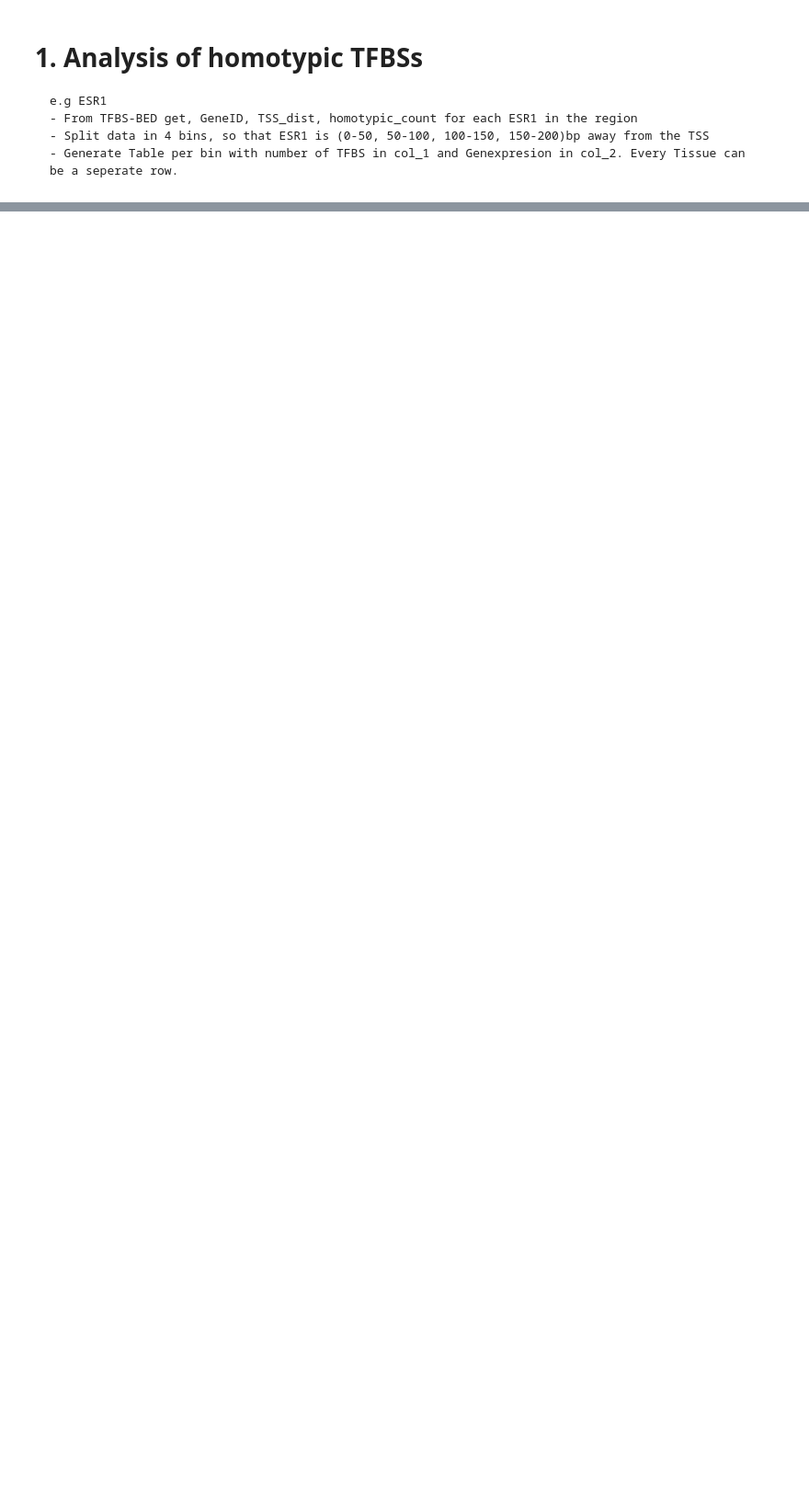
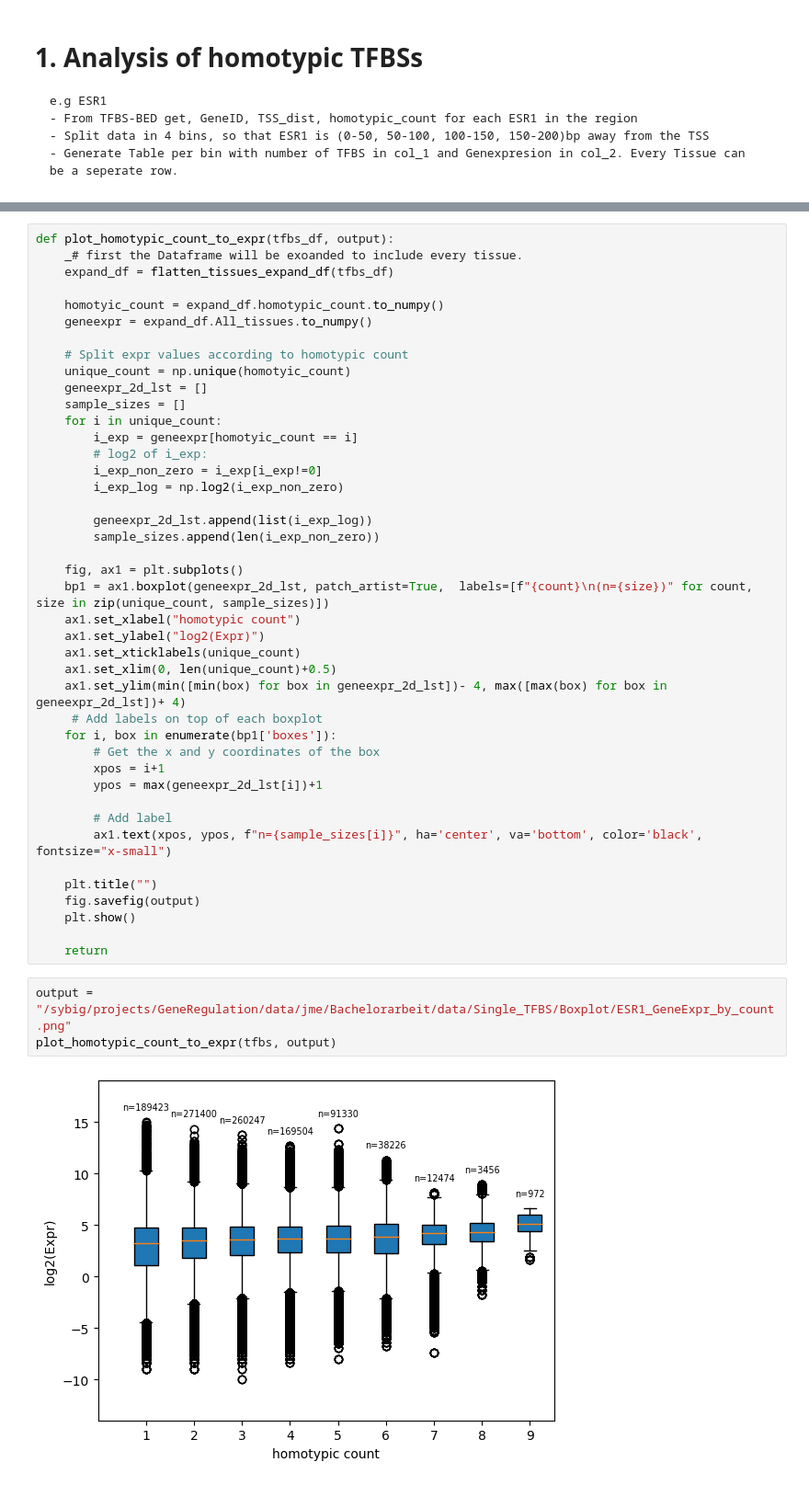
Before and after one commit to JulianMeigen/Bachelor, a Jupyter notebook: E_Single_TFBS/Homotypic_TFBS.ipynb, the cells around one changed output, grey strips where cells are left out. Shown at 92% size. Cells and saved outputs as stored; diff of their text form; blank space fills up the shorter version.

```diff
--- a/E_Single_TFBS/Homotypic_TFBS.ipynb
+++ b/E_Single_TFBS/Homotypic_TFBS.ipynb
@@ -78,0 +128,47 @@ chr1    778569  778769  ENSG00000237491.8       262     +       REST,KLF9,SRF,SR
+# %%
+def plot_homotypic_count_to_expr(tfbs_df, output):
+    _# first the Dataframe will be exoanded to include every tissue.
+    expand_df = flatten_tissues_expand_df(tfbs_df)
+
+    homotyic_count = expand_df.homotypic_count.to_numpy()
+    geneexpr = expand_df.All_tissues.to_numpy()
+
+    # Split expr values according to homotypic count
+    unique_count = np.unique(homotyic_count)
+    geneexpr_2d_lst = []
+    sample_sizes = []
+    for i in unique_count:
+        i_exp = geneexpr[homotyic_count == i]
+        # log2 of i_exp:
+        i_exp_non_zero = i_exp[i_exp!=0]
+        i_exp_log = np.log2(i_exp_non_zero)
+
+        geneexpr_2d_lst.append(list(i_exp_log))
+        sample_sizes.append(len(i_exp_non_zero))
+
+    fig, ax1 = plt.subplots()
+    bp1 = ax1.boxplot(geneexpr_2d_lst, patch_artist=True,  labels=[f"{count}\n(n={size})" for count, size in zip(unique_count, sample_sizes)])
+    ax1.set_xlabel("homotypic count")
+    ax1.set_ylabel("log2(Expr)")
+    ax1.set_xticklabels(unique_count)
+    ax1.set_xlim(0, len(unique_count)+0.5)
+    ax1.set_ylim(min([min(box) for box in geneexpr_2d_lst])- 4, max([max(box) for box in geneexpr_2d_lst])+ 4)
+     # Add labels on top of each boxplot
+    for i, box in enumerate(bp1['boxes']):
+        # Get the x and y coordinates of the box
+        xpos = i+1
+        ypos = max(geneexpr_2d_lst[i])+1
+
+        # Add label
+        ax1.text(xpos, ypos, f"n={sample_sizes[i]}", ha='center', va='bottom', color='black', fontsize="x-small")
+
+    plt.title("")
+    fig.savefig(output)
+    plt.show()
+
+    return
+# %%
+output = "/sybig/projects/GeneRegulation/data/jme/Bachelorarbeit/data/Single_TFBS/Boxplot/ESR1_GeneExpr_by_count.png"
+plot_homotypic_count_to_expr(tfbs, output)
+# %% [output]
+[figure, added]
```
Also changed, not shown: parts of 32 cells of this notebook.
